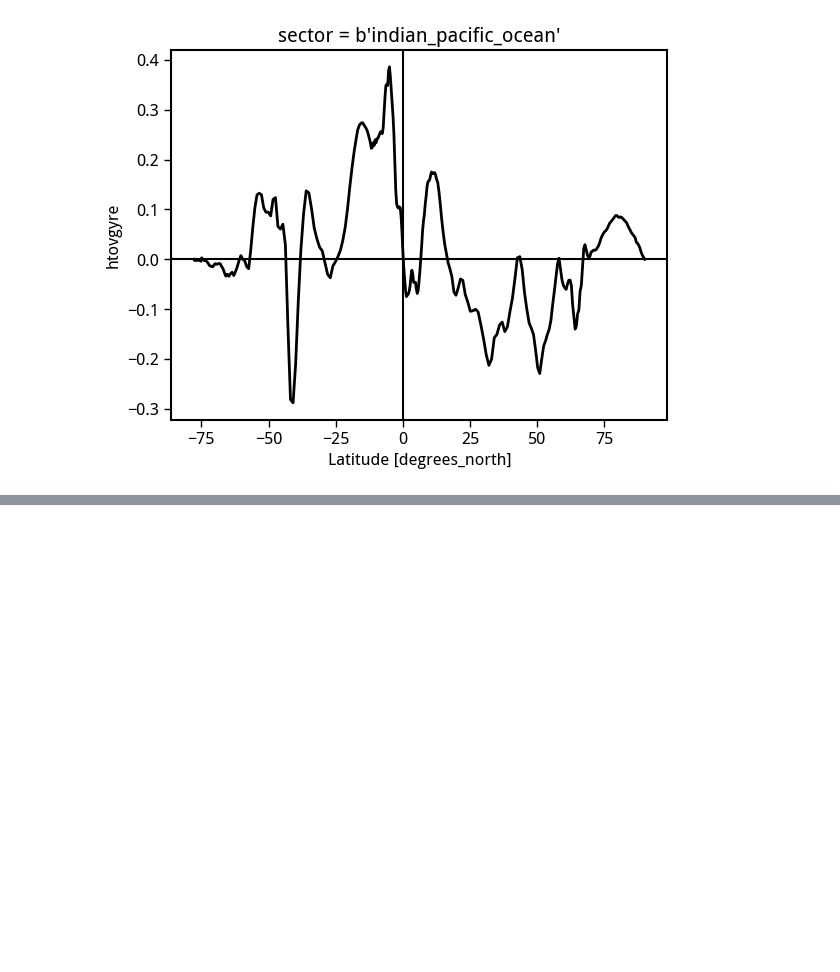
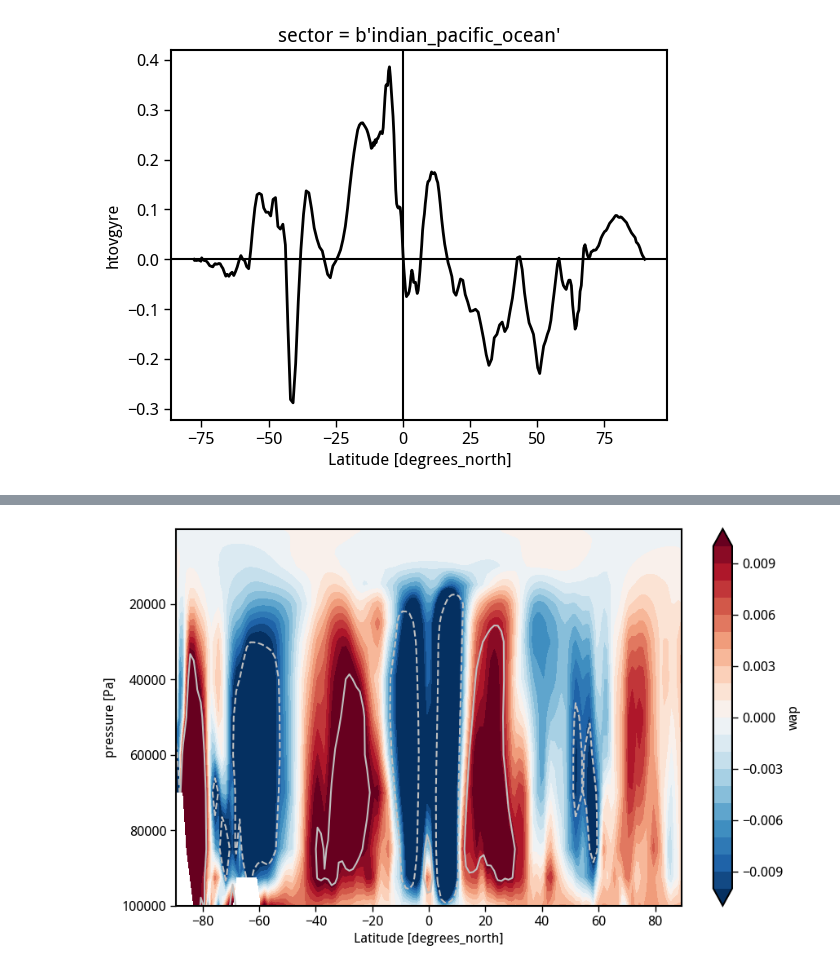
Before and after one commit to adisen99/net_zero_enso_pacific_changes, a Jupyter notebook: 03_proc_stc_analysis.ipynb, the cells around one changed output, grey strips where cells are left out. Cells and saved outputs as stored; diff of their text form; code cells hidden in the pictures; blank space fills up the shorter version.

```diff
--- a/03_proc_stc_analysis.ipynb
+++ b/03_proc_stc_analysis.ipynb
@@ -582,0 +601,7 @@ plt.axvline(0.0, color='k')
+# %%
+plt.figure(figsize=(10,6))
+wap_merid_fut.wap.plot.contourf(levels=21, vmin=-0.01)
+(wap_merid_pi).wap.plot.contour(colors='silver', levels=[-0.01, 0.01])
+plt.gca().invert_yaxis()
+# %% [output]
+[figure, added]
```
Also changed, not shown: parts of 10 cells of this notebook, 4 other files.
